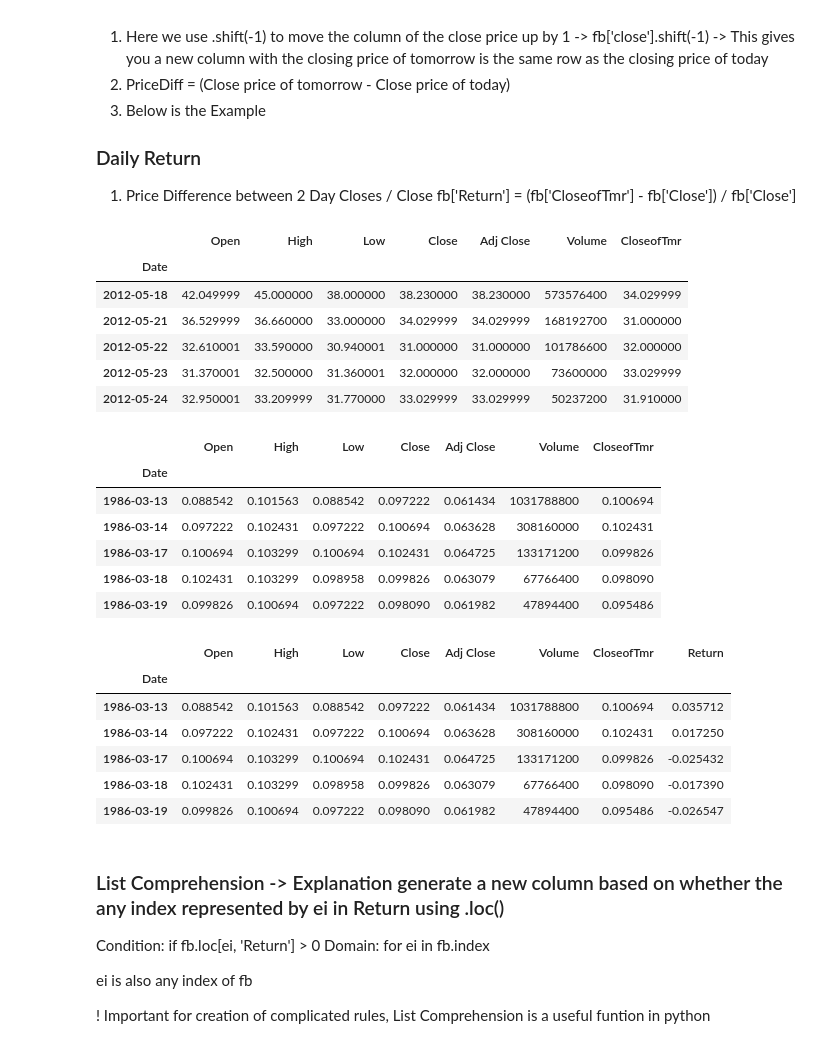
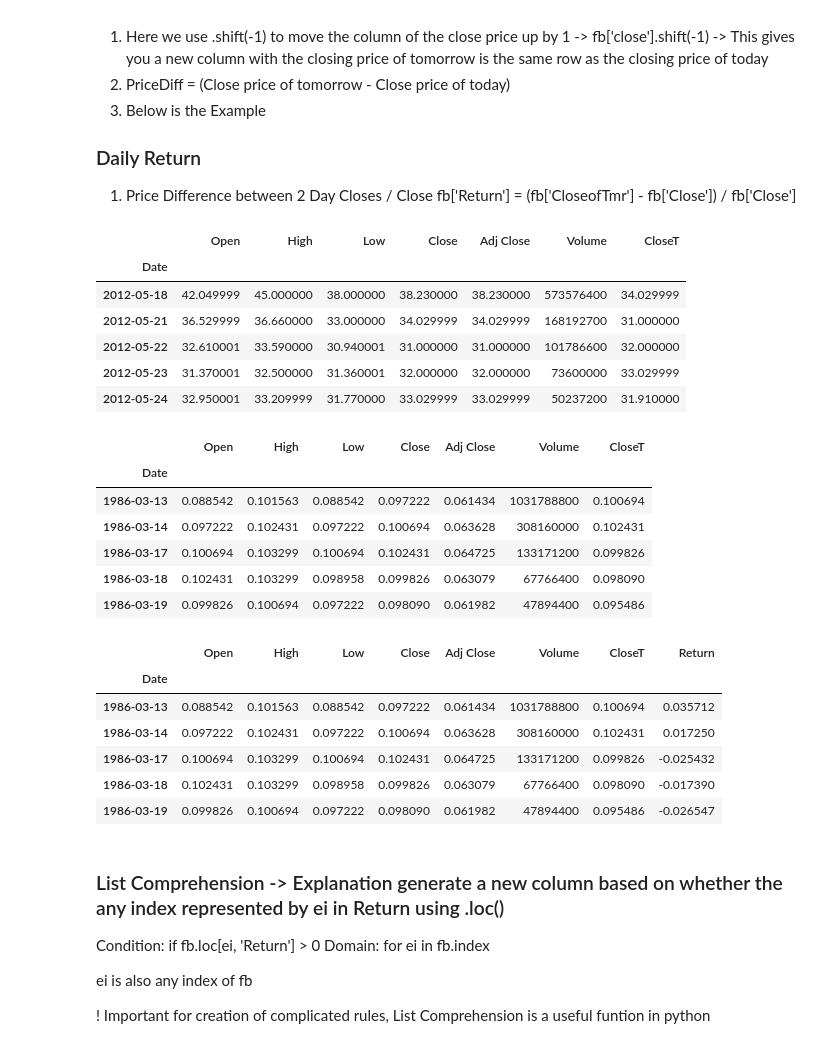
Before and after one commit to DinYeo/CourseraHKU, a Jupyter notebook: Module 1.ipynb, the cells around one changed output. Drawn from its saved outputs; the diff is of its cells as text; code cells hidden in the pictures.

```diff
--- a/Chapter 1.ipynb
+++ b/Module 1.ipynb
@@ -139,11 +139,11 @@ fb[['Open','Close']]
 1. Price Difference between 2 Day Closes / Close
 fb['Return'] = (fb['CloseofTmr'] - fb['Close']) / fb['Close']
 # %%
-fb['CloseofTmr'] = fb['Close'].shift(-1)
-ms['CloseofTmr'] = ms['Close'].shift(-1)
+fb['CloseT'] = fb['Close'].shift(-1)
+ms['CloseT'] = ms['Close'].shift(-1)
 fb.head()
 # %% [output]
-|  | Open | High | Low | Close | Adj Close | Volume | CloseofTmr |
+|  | Open | High | Low | Close | Adj Close | Volume | CloseT |
 | Date |  |  |  |  |  |  |  |
 | 2012-05-18 | 42.049999 | 45.000000 | 38.000000 | 38.230000 | 38.230000 | 573576400 | 34.029999 |
 | 2012-05-21 | 36.529999 | 36.660000 | 33.000000 | 34.029999 | 34.029999 | 168192700 | 31.000000 |
@@ -153,7 +153,7 @@ fb.head()
 # %%
 ms.head()
 # %% [output]
-|  | Open | High | Low | Close | Adj Close | Volume | CloseofTmr |
+|  | Open | High | Low | Close | Adj Close | Volume | CloseT |
 | Date |  |  |  |  |  |  |  |
 | 1986-03-13 | 0.088542 | 0.101563 | 0.088542 | 0.097222 | 0.061434 | 1031788800 | 0.100694 |
 | 1986-03-14 | 0.097222 | 0.102431 | 0.097222 | 0.100694 | 0.063628 | 308160000 | 0.102431 |
@@ -161,12 +161,12 @@ ms.head()
 | 1986-03-18 | 0.102431 | 0.103299 | 0.098958 | 0.099826 | 0.063079 | 67766400 | 0.098090 |
 | 1986-03-19 | 0.099826 | 0.100694 | 0.097222 | 0.098090 | 0.061982 | 47894400 | 0.095486 |
 # %%
-fb['Return'] = (fb['CloseofTmr'] - fb['Close']) / fb['Close']
-ms['Return'] = (ms['CloseofTmr'] - ms['Close']) / ms['Close']
+fb['Return'] = (fb['CloseT'] - fb['Close']) / fb['Close']
+ms['Return'] = (ms['CloseT'] - ms['Close']) / ms['Close']
 fb.head()
 ms.head()
 # %% [output]
-|  | Open | High | Low | Close | Adj Close | Volume | CloseofTmr | Return |
+|  | Open | High | Low | Close | Adj Close | Volume | CloseT | Return |
 | Date |  |  |  |  |  |  |  |  |
 | 1986-03-13 | 0.088542 | 0.101563 | 0.088542 | 0.097222 | 0.061434 | 1031788800 | 0.100694 | 0.035712 |
 | 1986-03-14 | 0.097222 | 0.102431 | 0.097222 | 0.100694 | 0.063628 | 308160000 | 0.102431 | 0.017250 |
```
Also changed, not shown: parts of 11 cells of this notebook, 2 other files.
